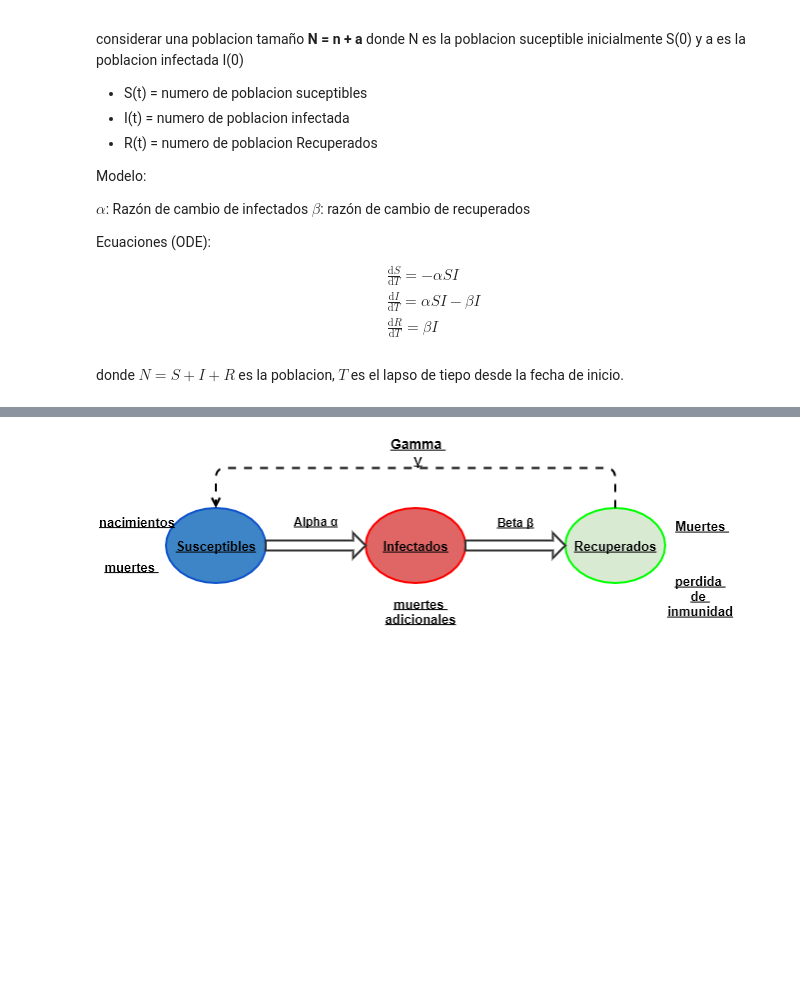
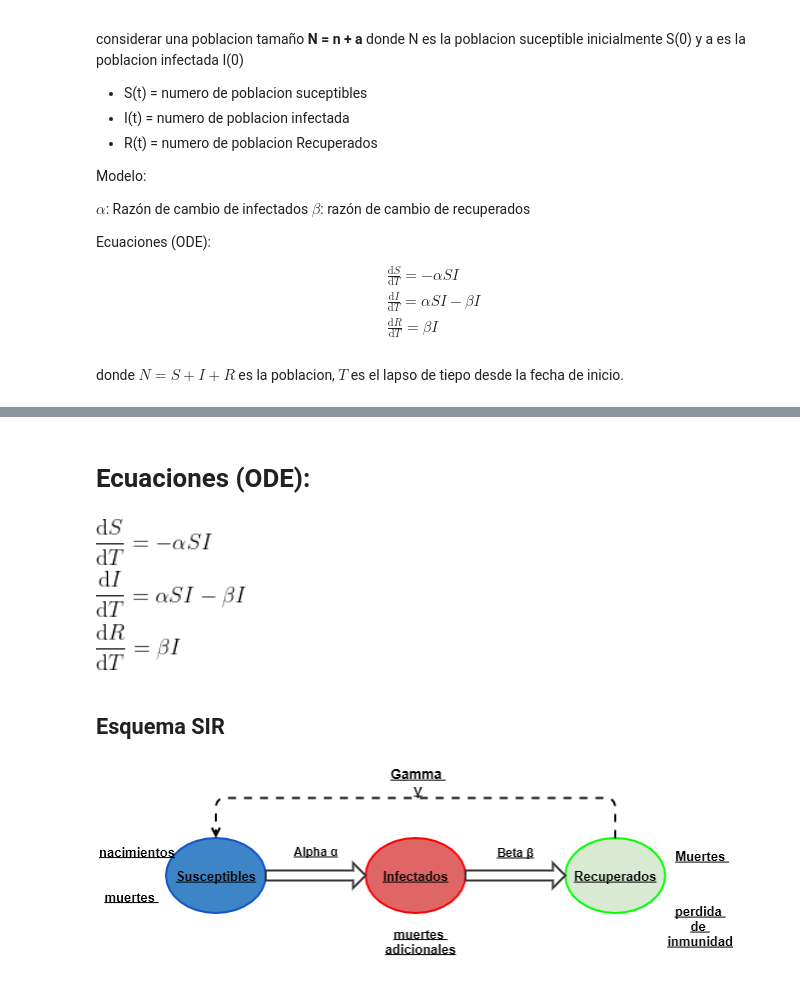
Before and after one commit to jcriostorres/Modelo-SIR-contagios-UV, a Jupyter notebook: CV19_UV.ipynb, the cells around one changed output, grey strips where cells are left out. Saved outputs shown, nothing was run; the diff lists cells and outputs as text; code cells hidden in the pictures; blank space fills up the shorter version.

```diff
--- a/CV19_UV.ipynb
+++ b/CV19_UV.ipynb
@@ -158,3 +158,11 @@ uploaded = files.upload()
+# %% [markdown]
+# Ecuaciones (ODE):
+# %%
+Image('CodeCogsEqn.png', width = 150)
+# %% [output]
+[figure, added]
+# %% [markdown]
+## **Esquema SIR**
 # %%
 Image('esquemaSIR.png', width = 700)
 # %% [output]
```
Also changed, not shown: parts of 5 cells of this notebook.
